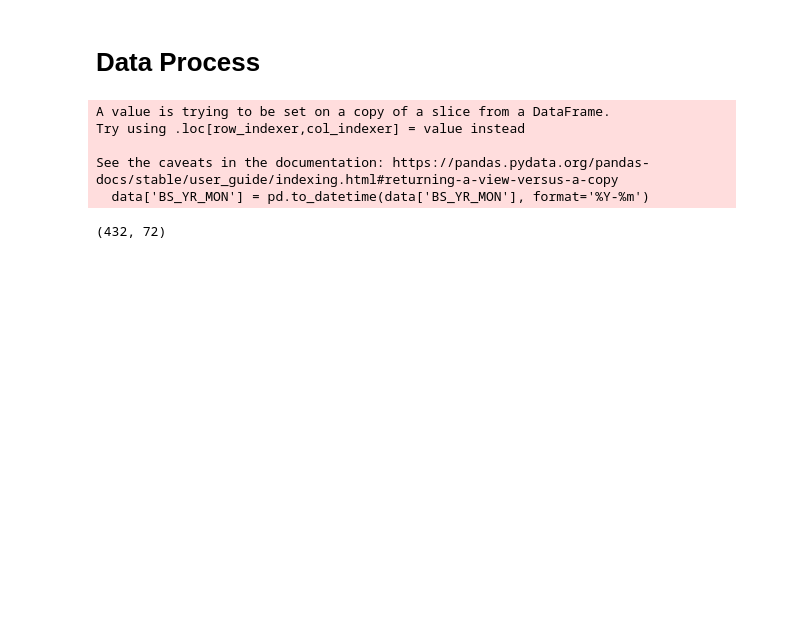
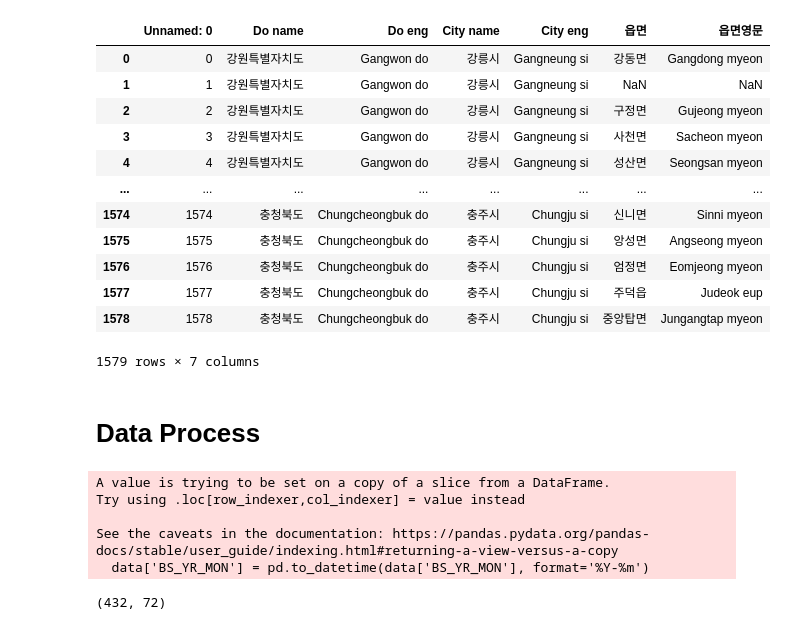
Before and after one commit to SiyoungEcon/Birth-Event-Study, a Jupyter notebook: event_study_birth.ipynb, the cells around one changed output. Cells and saved outputs as stored; diff of their text form; code cells hidden in the pictures; blank space fills up the shorter version.

```diff
--- a/event_study_birth.ipynb
+++ b/event_study_birth.ipynb
@@ -26,3 +26,7 @@ ds_random_skt = ds_random[identifying_var+ ['GENDER','HSHD_SEQNO']+ [col for col
 ds_birth_kcb = ds_birth[identifying_var + ['HOME_ADM'] + [col for col in ds_birth.columns if col in kcb_var]]
 ds_birth_shc = ds_birth[identifying_var +['ta_ym','HSHD_SEQNO'] + [col for col in ds_birth.columns if col in shc_var]]
 ds_birth_skt = ds_birth[identifying_var + ['GENDER','HSHD_SEQNO'] + [col for col in ds_birth.columns if col in skt_var]]
+# %%
+dir_path = r'C:\Users\siyoung\Desktop\Korea Data Project\자료\zipcode_DB'
+kor_eng_concordance = (pd.read_excel(os.path.join(dir_path,'korean_english_region_concordance.xlsx'),dtype='str')
+                       .rename(columns={'시도':'Do name', '시군구':'City name','시도영문':'Do eng','시군구영문':'City eng'}))
@@ -29,3 +38,19 @@ ds_birth_skt = ds_birth[identifying_var + ['GENDER','HSHD_SEQNO'] + [col for col
+# %%
+kor_eng_concordance
+# %% [output]
+|  | Unnamed: 0 | Do name | Do eng | City name | City eng | 읍면 | 읍면영문 |
+| 0 | 0 | 강원특별자치도 | Gangwon do | 강릉시 | Gangneung si | 강동면 | Gangdong myeon |
+| 1 | 1 | 강원특별자치도 | Gangwon do | 강릉시 | Gangneung si | NaN | NaN |
+| 2 | 2 | 강원특별자치도 | Gangwon do | 강릉시 | Gangneung si | 구정면 | Gujeong myeon |
+| 3 | 3 | 강원특별자치도 | Gangwon do | 강릉시 | Gangneung si | 사천면 | Sacheon myeon |
+| 4 | 4 | 강원특별자치도 | Gangwon do | 강릉시 | Gangneung si | 성산면 | Seongsan myeon |
+| ... | ... | ... | ... | ... | ... | ... | ... |
+| 1574 | 1574 | 충청북도 | Chungcheongbuk do | 충주시 | Chungju si | 신니면 | Sinni myeon |
+| 1575 | 1575 | 충청북도 | Chungcheongbuk do | 충주시 | Chungju si | 앙성면 | Angseong myeon |
+| 1576 | 1576 | 충청북도 | Chungcheongbuk do | 충주시 | Chungju si | 엄정면 | Eomjeong myeon |
+| 1577 | 1577 | 충청북도 | Chungcheongbuk do | 충주시 | Chungju si | 주덕읍 | Judeok eup |
+| 1578 | 1578 | 충청북도 | Chungcheongbuk do | 충주시 | Chungju si | 중앙탑면 | Jungangtap myeon |
+1579 rows × 7 columns
 # %%
 def skt_preprocess(skt_data):
 
```
Also changed, not shown: parts of 12 cells of this notebook.
